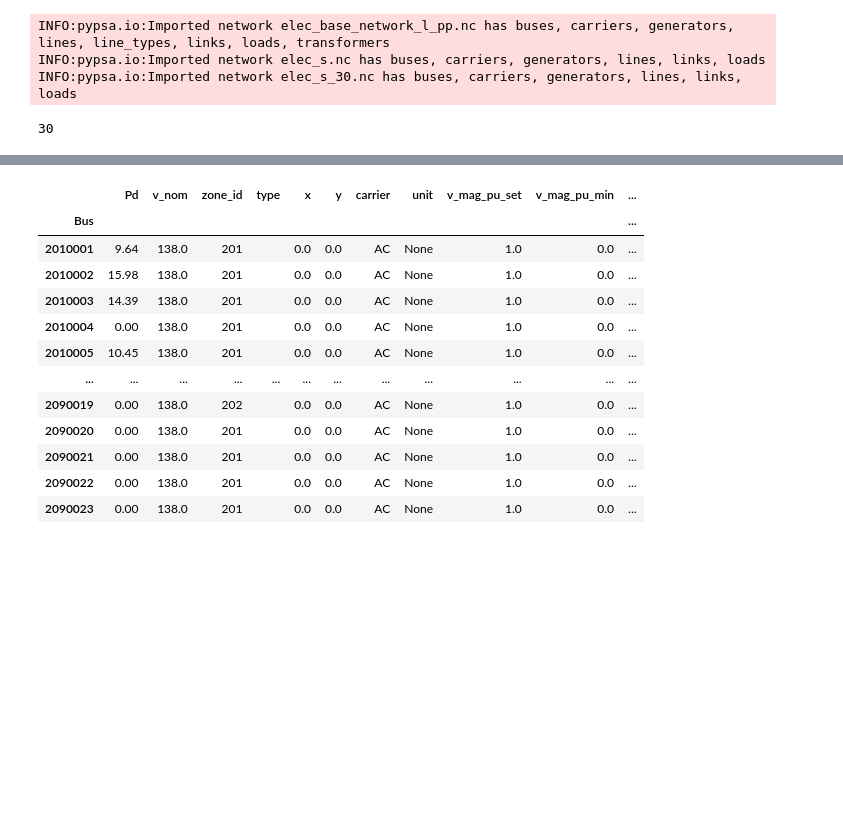
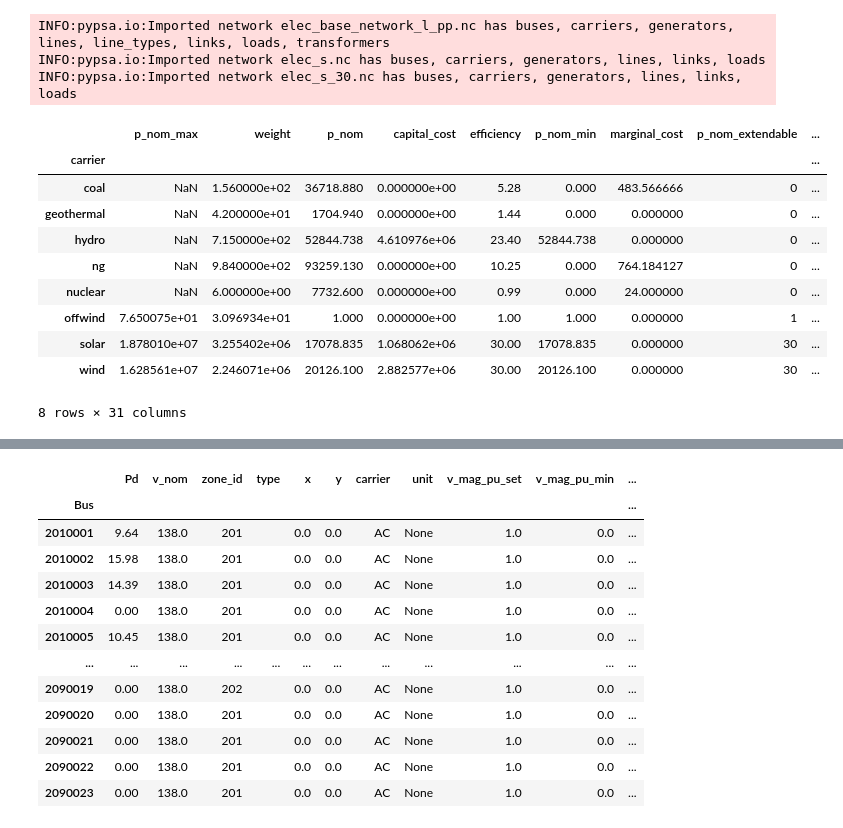
Before and after one commit to PyPSA/pypsa-usa, a Jupyter notebook: workflow/notebooks/Analyze_Networks.ipynb, the cells around one changed output, grey strips where cells are left out. Saved outputs shown, nothing was run; the diff lists cells and outputs as text; code cells hidden in the pictures; blank space fills up the shorter version.

```diff
--- a/workflow/notebooks/Analyze_Networks.ipynb
+++ b/workflow/notebooks/Analyze_Networks.ipynb
@@ -26,7 +26,17 @@ n_clustered = pypsa.Network(os.path.join(resources_folder, f'western/elec_s_{num
 INFO:pypsa.io:Imported network elec_base_network_l_pp.nc has buses, carriers, generators, lines, line_types, links, loads, transformers
 INFO:pypsa.io:Imported network elec_s.nc has buses, carriers, generators, lines, links, loads
 INFO:pypsa.io:Imported network elec_s_30.nc has buses, carriers, generators, lines, links, loads
-# %%
-n_western_addelec.buses.balancing_area.unique().shape[0]
-# %% [output]
-30
+# %%
+n_clustered.generators.groupby('carrier').sum()
+# %% [output]
+|  | p_nom_max | weight | p_nom | capital_cost | efficiency | p_nom_min | marginal_cost | p_nom_extendable | ... |
+| carrier |  |  |  |  |  |  |  |  | ... |
+| coal | NaN | 1.560000e+02 | 36718.880 | 0.000000e+00 | 5.28 | 0.000 | 483.566666 | 0 | ... |
+| geothermal | NaN | 4.200000e+01 | 1704.940 | 0.000000e+00 | 1.44 | 0.000 | 0.000000 | 0 | ... |
+| hydro | NaN | 7.150000e+02 | 52844.738 | 4.610976e+06 | 23.40 | 52844.738 | 0.000000 | 0 | ... |
+| ng | NaN | 9.840000e+02 | 93259.130 | 0.000000e+00 | 10.25 | 0.000 | 764.184127 | 0 | ... |
+| nuclear | NaN | 6.000000e+00 | 7732.600 | 0.000000e+00 | 0.99 | 0.000 | 24.000000 | 0 | ... |
+| offwind | 7.650075e+01 | 3.096934e+01 | 1.000 | 0.000000e+00 | 1.00 | 1.000 | 0.000000 | 1 | ... |
+| solar | 1.878010e+07 | 3.255402e+06 | 17078.835 | 1.068062e+06 | 30.00 | 17078.835 | 0.000000 | 30 | ... |
+| wind | 1.628561e+07 | 2.246071e+06 | 20126.100 | 2.882577e+06 | 30.00 | 20126.100 | 0.000000 | 30 | ... |
+8 rows × 31 columns
```
Also changed, not shown: parts of 3 cells of this notebook, 1 other file.
